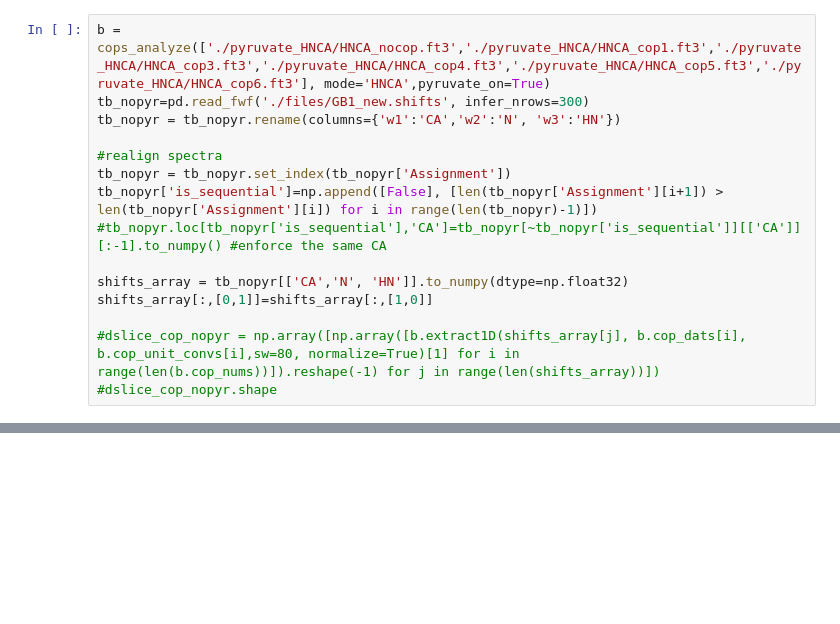
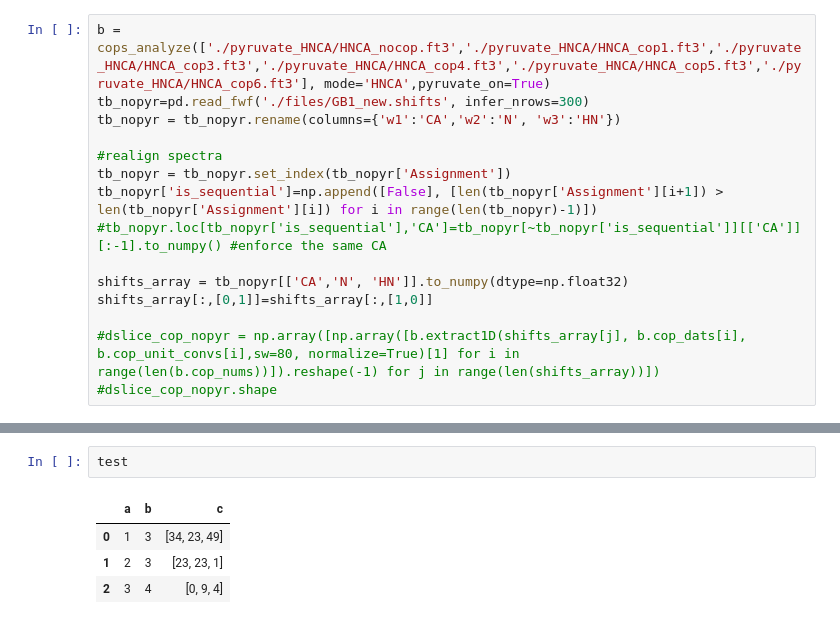
Before and after one commit to hkwang/COPS_analysis, a Jupyter notebook: dev/cops_xcorrelation_script.ipynb, the cells around one changed output, grey strips where cells are left out. Drawn from its saved outputs; the diff is of its cells as text; blank space fills up the shorter version.

```diff
--- a/dev/cops_xcorrelation_script.ipynb
+++ b/dev/cops_xcorrelation_script.ipynb
@@ -48,0 +85,7 @@ D21Ca-N-HN
+# %%
+test
+# %% [output]
+|  | a | b | c |
+| 0 | 1 | 3 | [34, 23, 49] |
+| 1 | 2 | 3 | [23, 23, 1] |
+| 2 | 3 | 4 | [0, 9, 4] |
```
Also changed, not shown: parts of 4 cells of this notebook, 2 other files.
